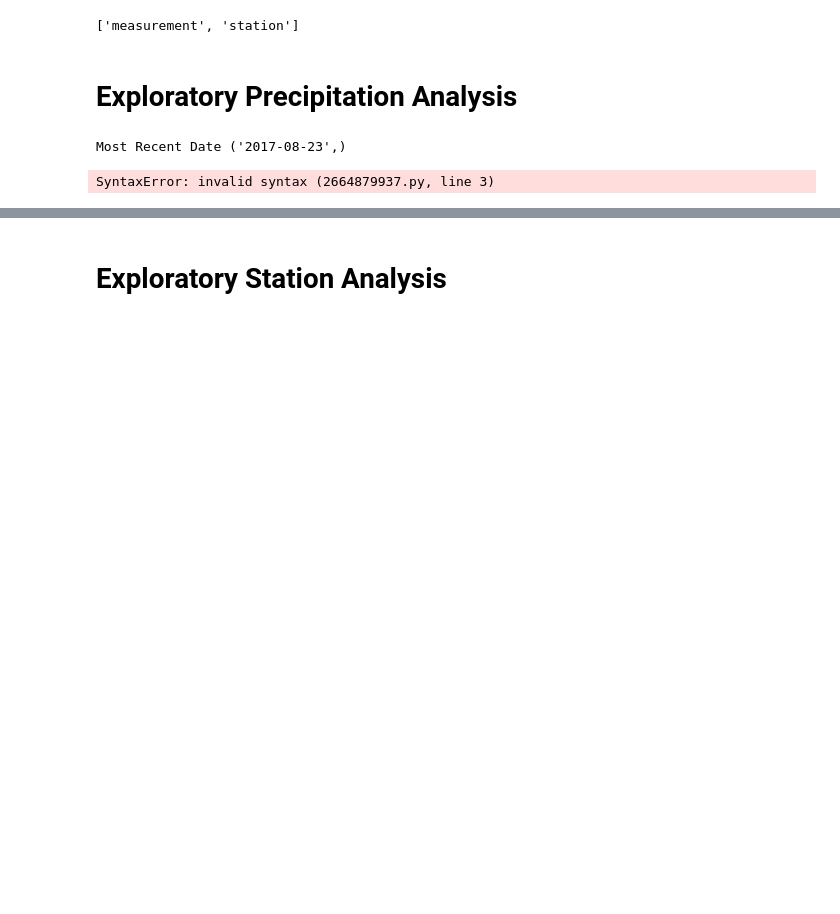
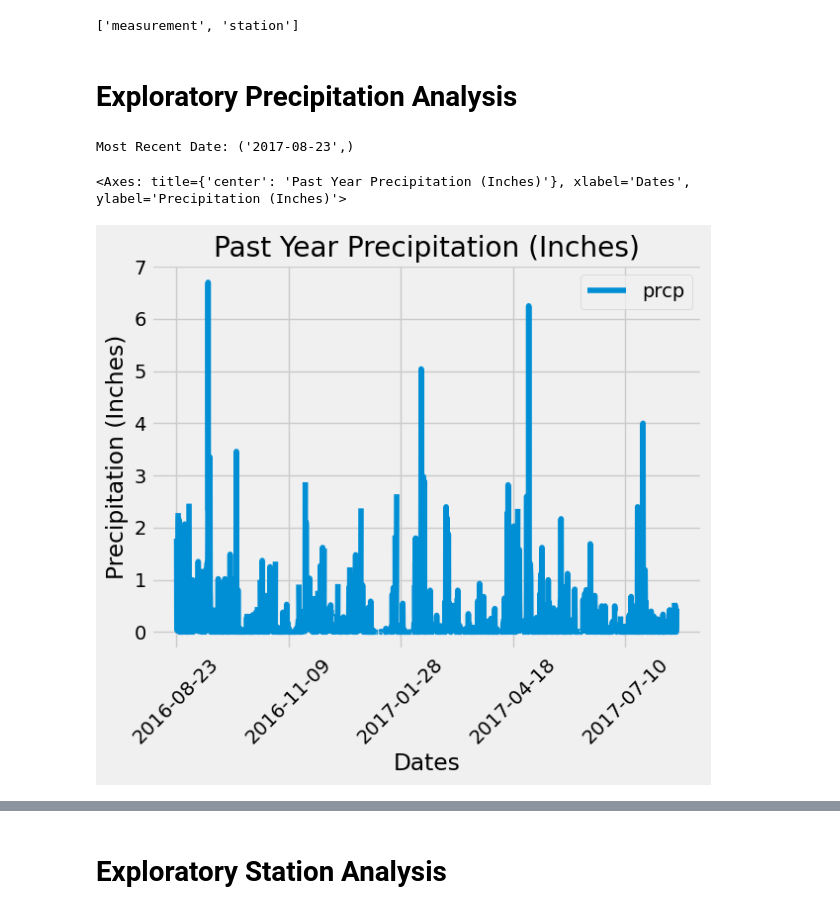
Before and after one commit to jazzy-github222/sqlalchemy_climate, a Jupyter notebook: Hawaii/climate_starter.ipynb, the cells around one changed output, grey strips where cells are left out. Drawn from its saved outputs; the diff is of its cells as text; code cells hidden in the pictures; blank space fills up the shorter version.

```diff
--- a/Hawaii/climate_starter.ipynb
+++ b/Hawaii/climate_starter.ipynb
@@ -43,28 +42,33 @@ Session = Session(bind=engine)
 # Find the most recent date in the data set.
 most_recent_date = Session.query(func.max(measurement.date)).all()
 for date in most_recent_date:
-    print(f"Most Recent Date {date}")
+    print(f"Most Recent Date: {date}")
 # %% [output]
-Most Recent Date ('2017-08-23',)
+Most Recent Date: ('2017-08-23',)
 # %%
 # Design a query to retrieve the last 12 months of precipitation data and plot the results.
 # Starting from the most recent data point in the database.
-past_year_data =
+
 
 # Calculate the date one year from the last date in data set.
-prev_year
+#prev_year
+prev_year = dt.date(2017,8,23) - dt.timedelta(days=365)
 
 # Perform a query to retrieve the data and precipitation scores
-last_yr_data
+#last_yr_data
+past_year_data = Session.query(measurement.date, measurement.prcp).filter(measurement.date >= prev_year).all()
 
 # Save the query results as a Pandas DataFrame. Explicitly set the column names
+df = pd.DataFrame(past_year_data, columns=['date', 'prcp'])
 
+# Sorted df
+sorted_df = df.sort_values('date')
 
-# Sort the dataframe by date
-
-
-# Use Pandas Plotting with Matplotlib to plot the data
+# Rotate the x-axis labels for date
+sorted_df.plot(x='date', y='prcp', rot=45, title='Past Year Precipitation (Inches)',
+               xlabel='Dates', ylabel='Precipitation (Inches)')
 # %% [output]
-SyntaxError: invalid syntax (2664879937.py, line 3)
+<Axes: title={'center': 'Past Year Precipitation (Inches)'}, xlabel='Dates', ylabel='Precipitation (Inches)'>
+[figure, added]
 # %%
 # Use Pandas to calculate the summary statistics for the precipitation data
```
Also changed, not shown: parts of 2 cells of this notebook, 2 other files.
